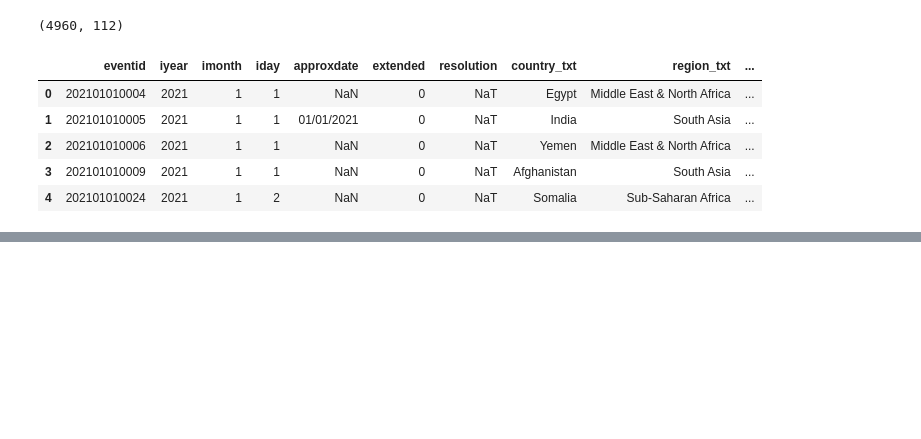
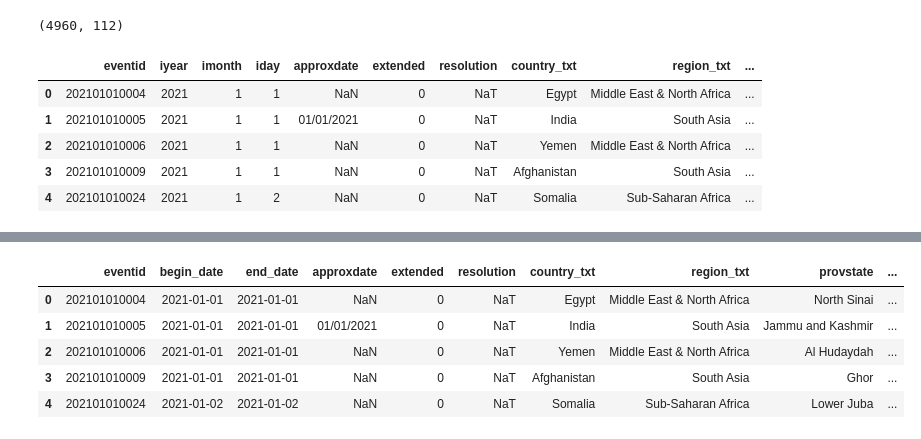
Before and after one commit to ekomlenovic/SecurityDataset, a Jupyter notebook: data_processing.ipynb, the cells around one changed output, grey strips where cells are left out. Drawn from its saved outputs; the diff is of its cells as text; code cells hidden in the pictures; blank space fills up the shorter version.

```diff
--- a/data_processing.ipynb
+++ b/data_processing.ipynb
@@ -146,0 +107,12 @@ df_support.head()
+# %%
+cols = df1.columns.tolist()
+cols.insert(2, cols.pop(cols.index('end_date')))
+df1 = df1[cols]
+df1.head()
+# %% [output]
+|  | eventid | begin_date | end_date | approxdate | extended | resolution | country_txt | region_txt | provstate | ... |
+| 0 | 202101010004 | 2021-01-01 | 2021-01-01 | NaN | 0 | NaT | Egypt | Middle East & North Africa | North Sinai | ... |
+| 1 | 202101010005 | 2021-01-01 | 2021-01-01 | 01/01/2021 | 0 | NaT | India | South Asia | Jammu and Kashmir | ... |
+| 2 | 202101010006 | 2021-01-01 | 2021-01-01 | NaN | 0 | NaT | Yemen | Middle East & North Africa | Al Hudaydah | ... |
+| 3 | 202101010009 | 2021-01-01 | 2021-01-01 | NaN | 0 | NaT | Afghanistan | South Asia | Ghor | ... |
+| 4 | 202101010024 | 2021-01-02 | 2021-01-02 | NaN | 0 | NaT | Somalia | Sub-Saharan Africa | Lower Juba | ... |
```
Also changed, not shown: parts of 12 cells of this notebook, 1 other file.
